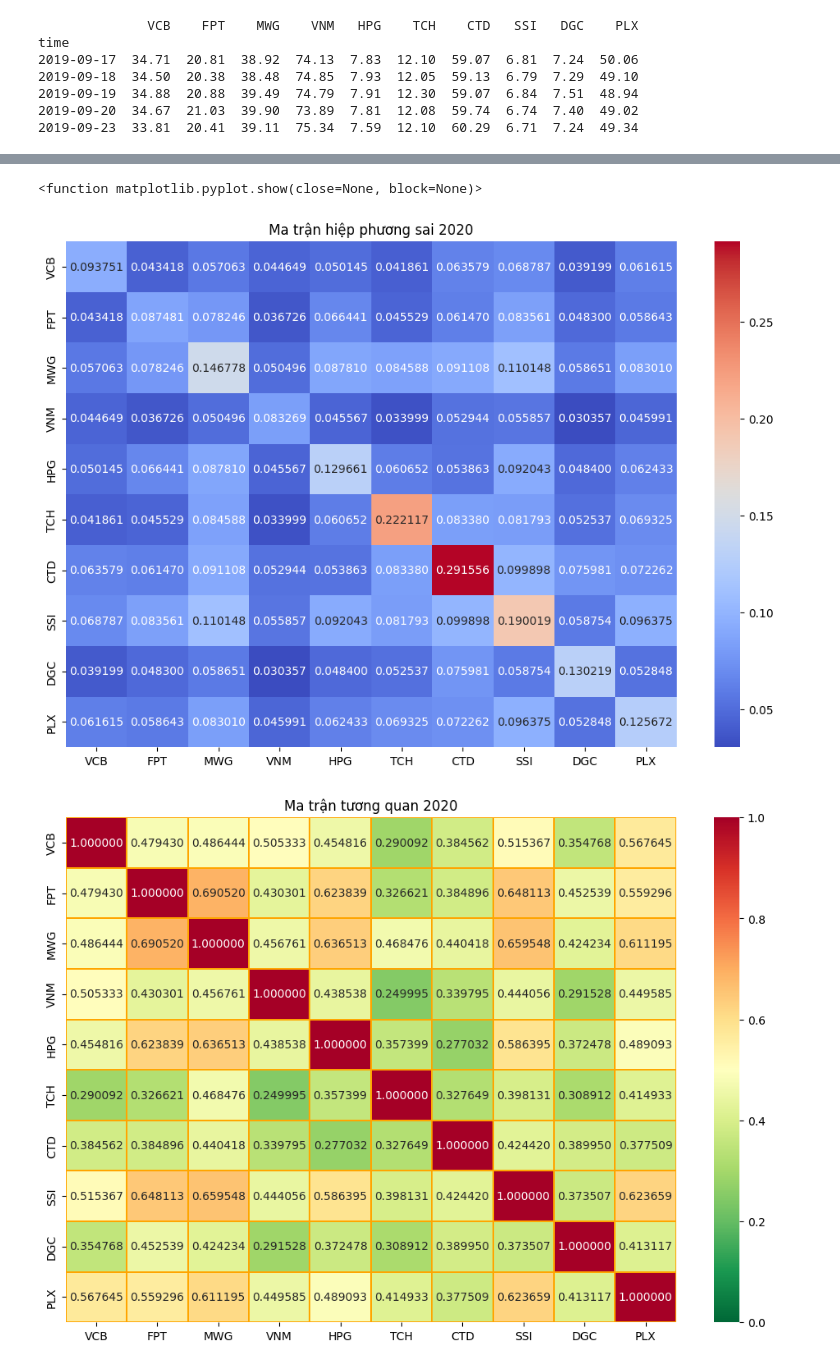
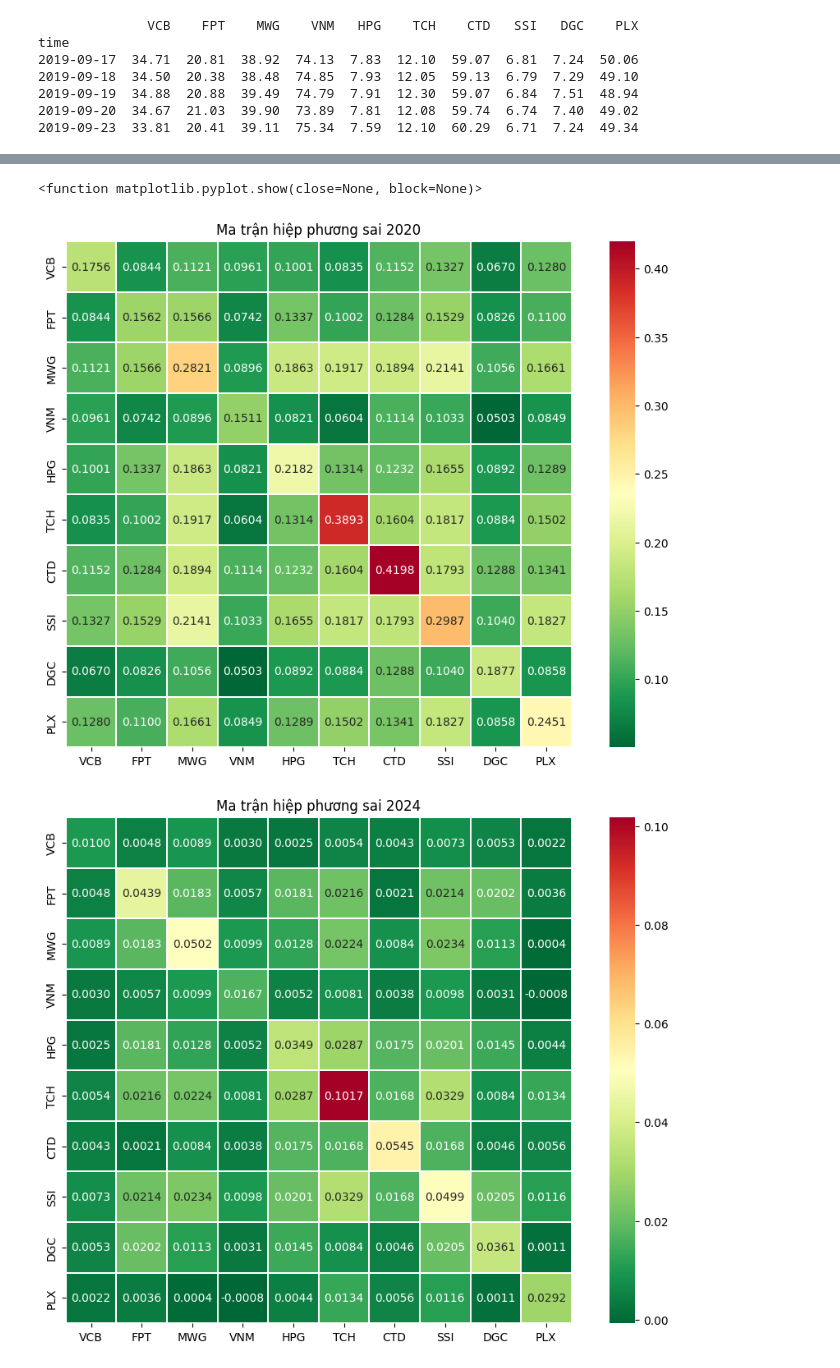
Before and after one commit to nguyenduongg/UDTH, a Jupyter notebook: Process.ipynb, the cells around one changed output, grey strips where cells are left out. Drawn from its saved outputs; the diff is of its cells as text; code cells hidden in the pictures.

```diff
--- a/Process.ipynb
+++ b/Process.ipynb
@@ -30,25 +30,42 @@ time
 2019-09-20  34.67  21.03  39.90  73.89  7.81  12.08  59.74  6.74  7.40  49.02
 2019-09-23  33.81  20.41  39.11  75.34  7.59  12.10  60.29  6.71  7.24  49.34
 # %%
-#Đầu vào Markowitz
-data_2020 = adj_close_df.loc['2020-01-01':'2020-12-31']
+#So sánh giai đoạn bình thường và giai đoạn biến động
+data_2020 = adj_close_df.loc['2020-03-01':'2020-06-30']
+data_2024 = adj_close_df.loc['2024-10-01':'2024-12-31']
 #Lợi suất theo ngày
-daily_return = data_2020.pct_change().dropna()
-
+daily_return_2020 = data_2020.pct_change().dropna()
+daily_return_2024 = data_2024.pct_change().dropna()
 #Lợi suất kì vọng năm (252 ngày giao dịch)
 
-annual_return = daily_return.mean()*252
-print ((annual_return*100).round(2))
+annual_return_2020 = daily_return_2020.mean()*252
+print('==Giai đoạn 2020==')
+print ((annual_return_2020*100).round(2))
+annual_return_2024 = daily_return_2024.mean()*252
+print('==Giai đoạn 2024==')
+print((annual_return_2024*100).round(2))
 
-annual_cov_2020 = daily_return.cov()*252
+annual_cov_2020 = daily_return_2020.cov()*252
+annual_corr_2020 = daily_return_2020.corr()
 
-annual_corr_2020 = daily_return.corr()
+annual_cov_2024 = daily_return_2024.cov()*252
+annual_corr_2024 = daily_return_2024.corr()
 
 plt.figure(figsize=(12,8))
-sns.heatmap(annual_cov_2020,annot=True,cmap='coolwarm',fmt='.6f')
+sns.heatmap(annual_cov_2020,annot=True,cmap='RdYlGn_r',fmt='.4f',linewidths=.1,square=True)
 plt.title('Ma trận hiệp phương sai 2020')
+plt.savefig('Ma trận hiệp phương sai 2020.png')
 plt.figure(figsize=(12,8))
-sns.heatmap(annual_corr_2020,annot=True,cmap='RdYlGn_r',fmt='.6f',vmin=0, vmax=1,center=0.5,linewidths=.1,linecolor='orange')
+sns.heatmap(annual_cov_2024,annot=True,cmap='RdYlGn_r',fmt='.4f',linewidths=.1,square=True)
+plt.title('Ma trận hiệp phương sai 2024')
+plt.savefig('Ma trận hiệp phương sai 2024.png')
+plt.figure(figsize=(12,8))
+sns.heatmap(annual_corr_2020,annot=True,cmap='RdYlGn_r',fmt='.6f',vmin=0, vmax=1,center=0.5,linewidths=.1)
 plt.title('Ma trận tương quan 2020')
+plt.savefig('Ma trận tương quan 2020.png')
+plt.figure(figsize=(12,8))
+sns.heatmap(annual_corr_2024,annot=True,cmap='RdYlGn_r',fmt='.6f',vmin=0, vmax=1,center=0.5,linewidths=.1)
+plt.title('Ma trận tương quan 2024')
+plt.savefig('Ma trận tương quan 2024.png')
 plt.show
 # %% [output]
@@ -66,3 +89,3 @@ dtype: float64
 <function matplotlib.pyplot.show(close=None, block=None)>
-[figure, old version]
+[figure, new version]
-[figure, old version]
+[figure, new version]
```
Also changed, not shown: parts of 1 cell of this notebook.
